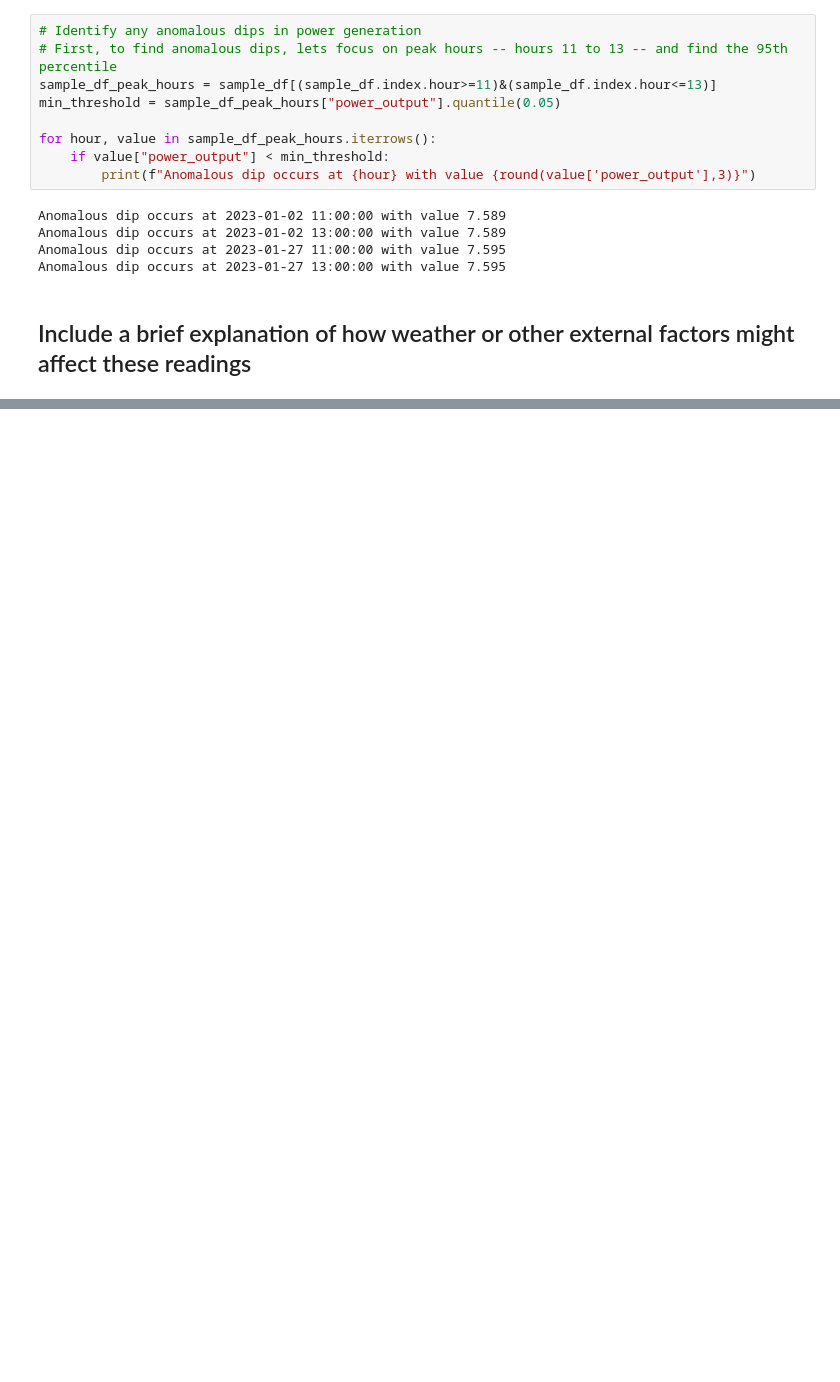
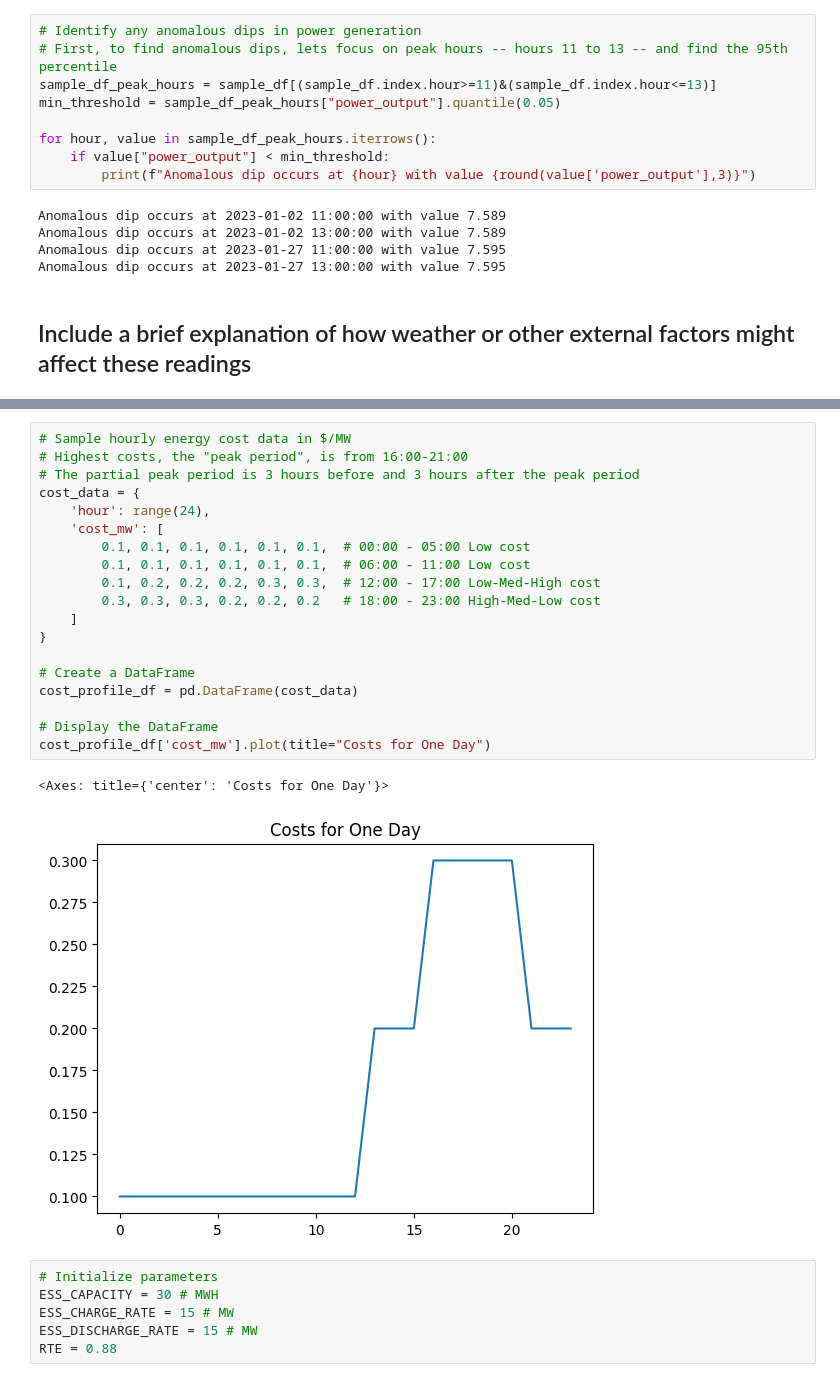
Before and after one commit to zoemcbride/energy-data-lab, a Jupyter notebook: practice_interview_questions.ipynb, the cells around one changed output, grey strips where cells are left out. Saved outputs shown, nothing was run; the diff lists cells and outputs as text; blank space fills up the shorter version.

```diff
--- a/practice_interview_questions.ipynb
+++ b/practice_interview_questions.ipynb
@@ -109,0 +212,28 @@ Anomalous dip occurs at 2023-01-27 13:00:00 with value 7.595
+# %%
+# Sample hourly energy cost data in $/MW
+# Highest costs, the "peak period", is from 16:00-21:00
+# The partial peak period is 3 hours before and 3 hours after the peak period
+cost_data = {
+    'hour': range(24),
+    'cost_mw': [
+        0.1, 0.1, 0.1, 0.1, 0.1, 0.1,  # 00:00 - 05:00 Low cost
+        0.1, 0.1, 0.1, 0.1, 0.1, 0.1,  # 06:00 - 11:00 Low cost
+        0.1, 0.2, 0.2, 0.2, 0.3, 0.3,  # 12:00 - 17:00 Low-Med-High cost
+        0.3, 0.3, 0.3, 0.2, 0.2, 0.2   # 18:00 - 23:00 High-Med-Low cost
+    ]
+}
+
+# Create a DataFrame
+cost_profile_df = pd.DataFrame(cost_data)
+
+# Display the DataFrame
+cost_profile_df['cost_mw'].plot(title="Costs for One Day")
+# %% [output]
+<Axes: title={'center': 'Costs for One Day'}>
+[figure, added]
+# %%
+# Initialize parameters
+ESS_CAPACITY = 30 # MWH
+ESS_CHARGE_RATE = 15 # MW
+ESS_DISCHARGE_RATE = 15 # MW
+RTE = 0.88
```
Also changed, not shown: parts of 11 cells of this notebook, 2 other files.
